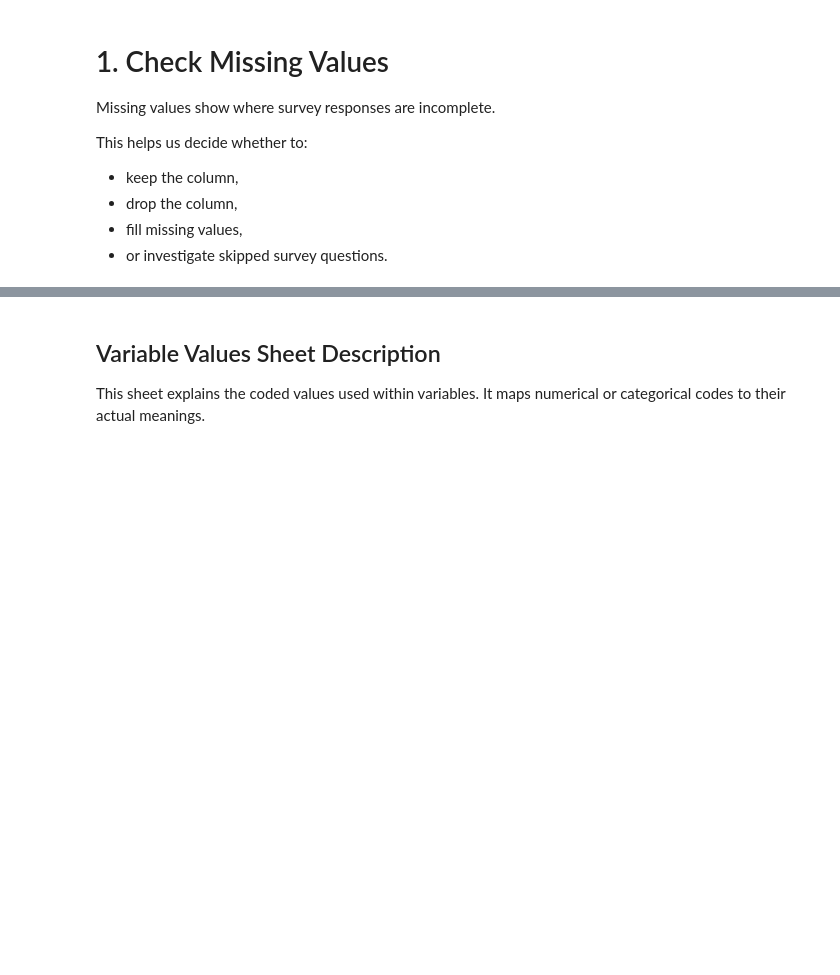
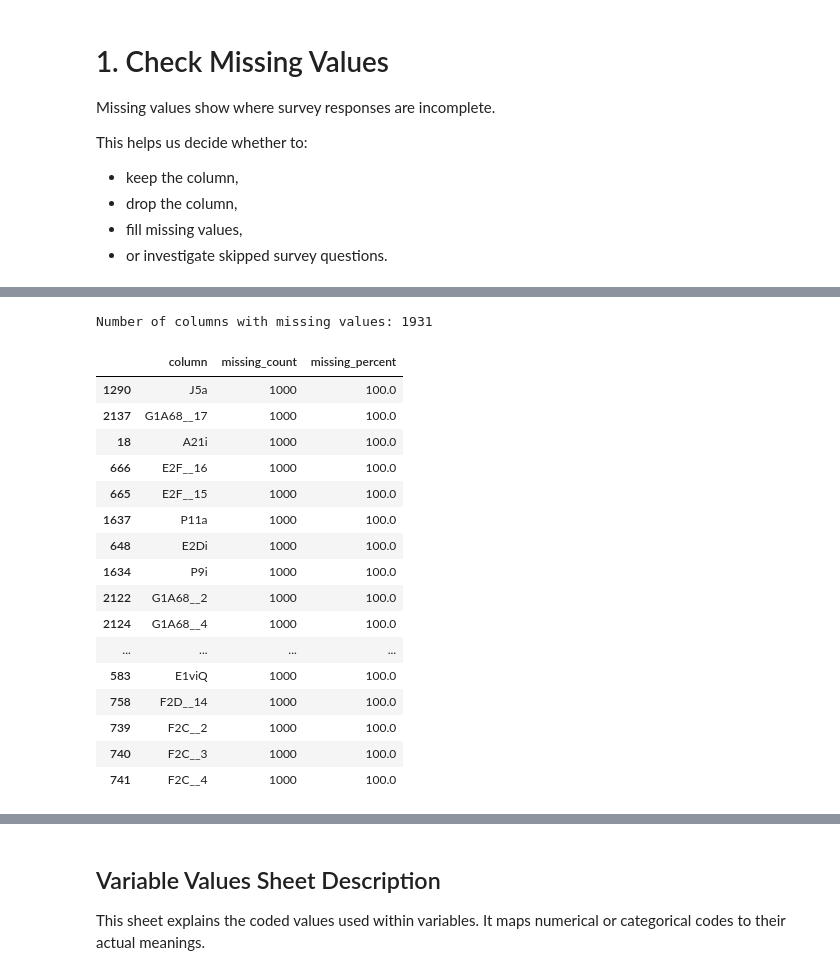
Before and after one commit to ChairoSolutions/Kenya-financial-inclusion-risk, a Jupyter notebook: notebooks/01_data _understanding.ipynb, the cells around one changed output, grey strips where cells are left out. Cells and saved outputs as stored; diff of their text form; code cells hidden in the pictures; blank space fills up the shorter version.

Commit message:
feature: add missing values and duplicate checks

```diff
--- a/notebooks/01_data _understanding.ipynb
+++ b/notebooks/01_data _understanding.ipynb
@@ -173,0 +209,28 @@ NameError: name 'df' is not defined
+# %%
+# Show only columns that have missing values
+missing_only = missing_summary[
+    missing_summary["missing_count"] > 0
+]
+
+print("Number of columns with missing values:", missing_only.shape[0])
+
+display(missing_only.head(30))
+# %% [output]
+Number of columns with missing values: 1931
+|  | column | missing_count | missing_percent |
+| 1290 | J5a | 1000 | 100.0 |
+| 2137 | G1A68__17 | 1000 | 100.0 |
+| 18 | A21i | 1000 | 100.0 |
+| 666 | E2F__16 | 1000 | 100.0 |
+| 665 | E2F__15 | 1000 | 100.0 |
+| 1637 | P11a | 1000 | 100.0 |
+| 648 | E2Di | 1000 | 100.0 |
+| 1634 | P9i | 1000 | 100.0 |
+| 2122 | G1A68__2 | 1000 | 100.0 |
+| 2124 | G1A68__4 | 1000 | 100.0 |
+| ... | ... | ... | ... |
+| 583 | E1viQ | 1000 | 100.0 |
+| 758 | F2D__14 | 1000 | 100.0 |
+| 739 | F2C__2 | 1000 | 100.0 |
+| 740 | F2C__3 | 1000 | 100.0 |
+| 741 | F2C__4 | 1000 | 100.0 |
```
Also changed, not shown: parts of 6 cells of this notebook.
